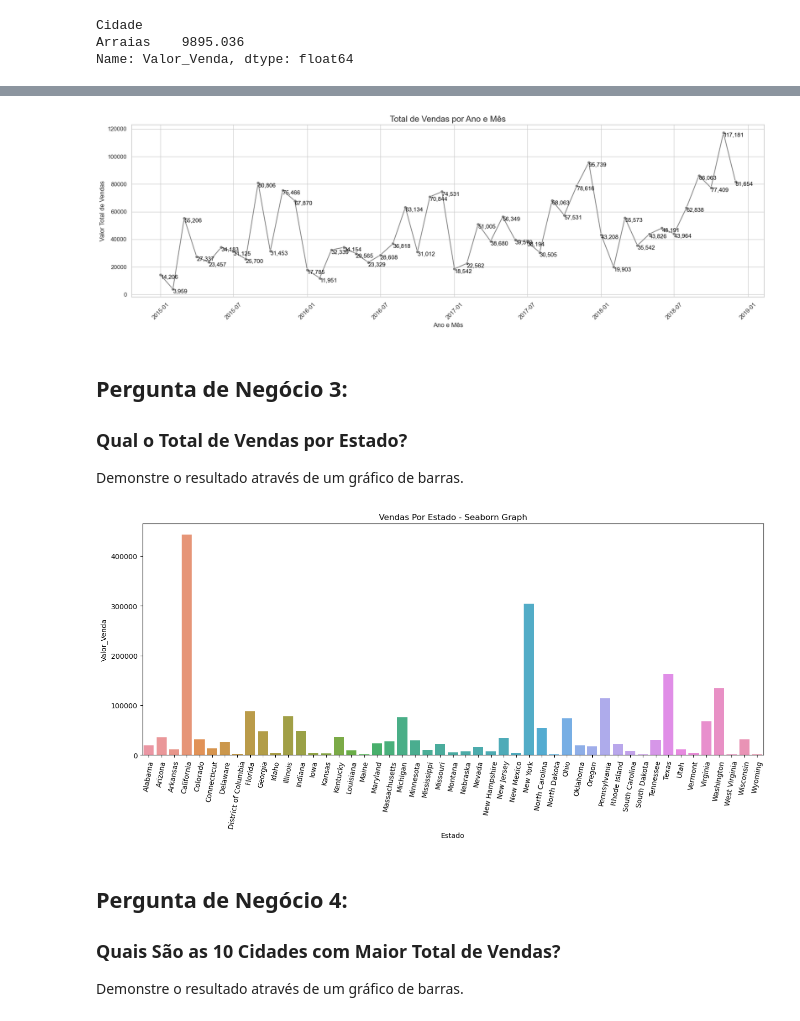
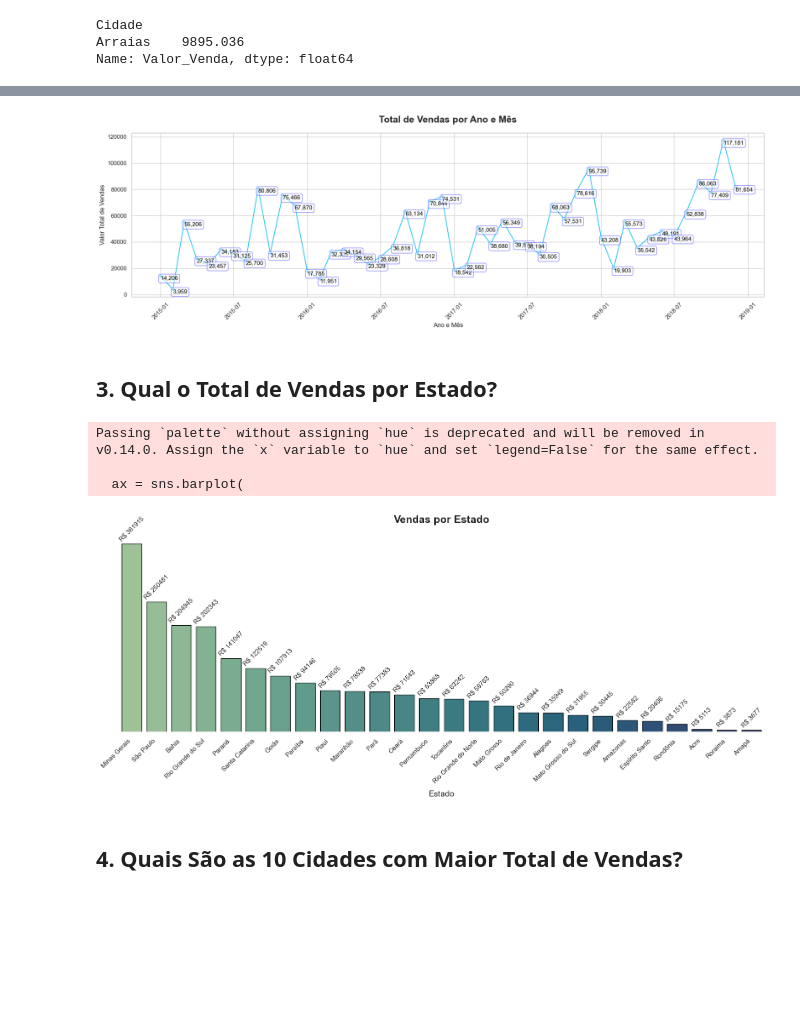
Before and after one commit to nbronzatto/Varejo-Analise-Exploratoria, a Jupyter notebook: analises.ipynb, the cells around one changed output, grey strips where cells are left out. Cells and saved outputs as stored; diff of their text form; code cells hidden in the pictures; blank space fills up the shorter version.

```diff
--- a/analises.ipynb
+++ b/analises.ipynb
@@ -10,9 +19,13 @@ O principal objetivo desta análise é treinar e aplicar técnicas de Análise E
 # %% [markdown]
 ## Carregando os Dados
 # %%
+import matplotlib.pyplot as plt
+import seaborn as sns
 import pandas as pd
+import numpy as np
 
-dados = pd.read_csv('dados/dataset.csv', sep=',')
+
+dados = pd.read_csv('dados/dataset2.csv', sep=',')
 # %%
 dados.sample(5) # Amostra dos dados
 # %% [output]
@@ -136,40 +150,70 @@ vendas_por_ano_mes = vendas_por_ano_mes.sort_values('AnoMes')
 
 # Gráfico
 plt.figure(figsize=(18,6))
-sns.lineplot(data=vendas_por_ano_mes, x='AnoMes', y='Valor_Venda', marker='o', color='gray')
+sns.lineplot(data=vendas_por_ano_mes, x='AnoMes', y='Valor_Venda', marker='o', color='#27C2F5')
 
-# Adicionar labels em cada ponto
+# Adicionar labels em cada ponto com fundo
 for x, y in zip(vendas_por_ano_mes['AnoMes'], vendas_por_ano_mes['Valor_Venda']):
-    plt.text(x, y, f'{y:,.0f}', ha='left', va='top', fontsize=11, color='black')
+    plt.text(
+        x, y, f'{y:,.0f}',
+        ha='left', va='top', fontsize=11, color='black',
+        bbox=dict(facecolor='white', edgecolor='blue', boxstyle='round,pad=0.3', alpha=0.5)
+    )
 
-plt.title('Total de Vendas por Ano e Mês', fontsize=16)
+plt.title('Total de Vendas por Ano e Mês', fontsize=18, fontweight="bold", pad=20)
 plt.xlabel('Ano e Mês', fontsize=12)
 plt.ylabel('Valor Total de Vendas', fontsize=12)
 plt.xticks(rotation=45)
 plt.tight_layout()
 plt.show()
 # %% [output]
-[figure, old version]
+[figure, new version]
 # %% [markdown]
-## Pergunta de Negócio 3:
-
-### Qual o Total de Vendas por Estado?
-
-Demonstre o resultado através de um gráfico de barras.
+## 3. Qual o Total de Vendas por Estado?
 # %%
-vendas_por_estado = df_dsa.groupby('Estado')['Valor_Venda'].sum().reset_index()
-plt.figure(figsize = (16, 6))
-sns.barplot(data = vendas_por_estado,
-           y = 'Valor_Venda',
-           x = 'Estado').set(title = 'Vendas Por Estado - Seaborn Graph')
-plt.xticks(rotation=80)
+# Agrupamento dos dados
+vendas_por_estado = dados.groupby('Estado')['Valor_Venda'].sum().reset_index()
+
+# Estilo
+sns.set_theme(style="whitegrid")
+
+plt.figure(figsize=(16, 7))
+
+# Gráfico de barras
+ax = sns.barplot(
+    data=vendas_por_estado.sort_values("Valor_Venda", ascending=False),
+    x="Estado",
+    y="Valor_Venda",
+    palette="crest",   # pode trocar: "viridis", "crest", "flare", "rocket"
+    edgecolor="black"
+)
+
+# Título
+ax.set_title("Vendas por Estado", fontsize=18, fontweight="bold", pad=20)
+
+# Rótulo eixo X
+ax.set_xlabel("Estado", fontsize=14, labelpad=10)
+
+# Remove eixo Y e rótulo
+ax.get_yaxis().set_visible(False)
+
+# Rotação labels eixo X
+plt.xticks(rotation=45, ha="right")
+
+# Labels em cima das barras
+for container in ax.containers:
+    ax.bar_label(container, fmt="R$ %.0f", fontsize=11, label_type="edge", padding=3, rotation=45)
+
+# Remove grades e bordas extras
+sns.despine(left=True, bottom=True)
+
+plt.tight_layout()
 plt.show()
 # %% [output]
+Passing `palette` without assigning `hue` is deprecated and will be removed in v0.14.0. Assign the `x` variable to `hue` and set `legend=False` for the same effect.
+
+  ax = sns.barplot(
-[figure, old version]
+[figure, new version]
 # %% [markdown]
-## Pergunta de Negócio 4:
-
-### Quais São as 10 Cidades com Maior Total de Vendas?
-
-Demonstre o resultado através de um gráfico de barras.
+## 4. Quais São as 10 Cidades com Maior Total de Vendas?
 # %%
```
Also changed, not shown: parts of 30 cells of this notebook, 1 other file.
